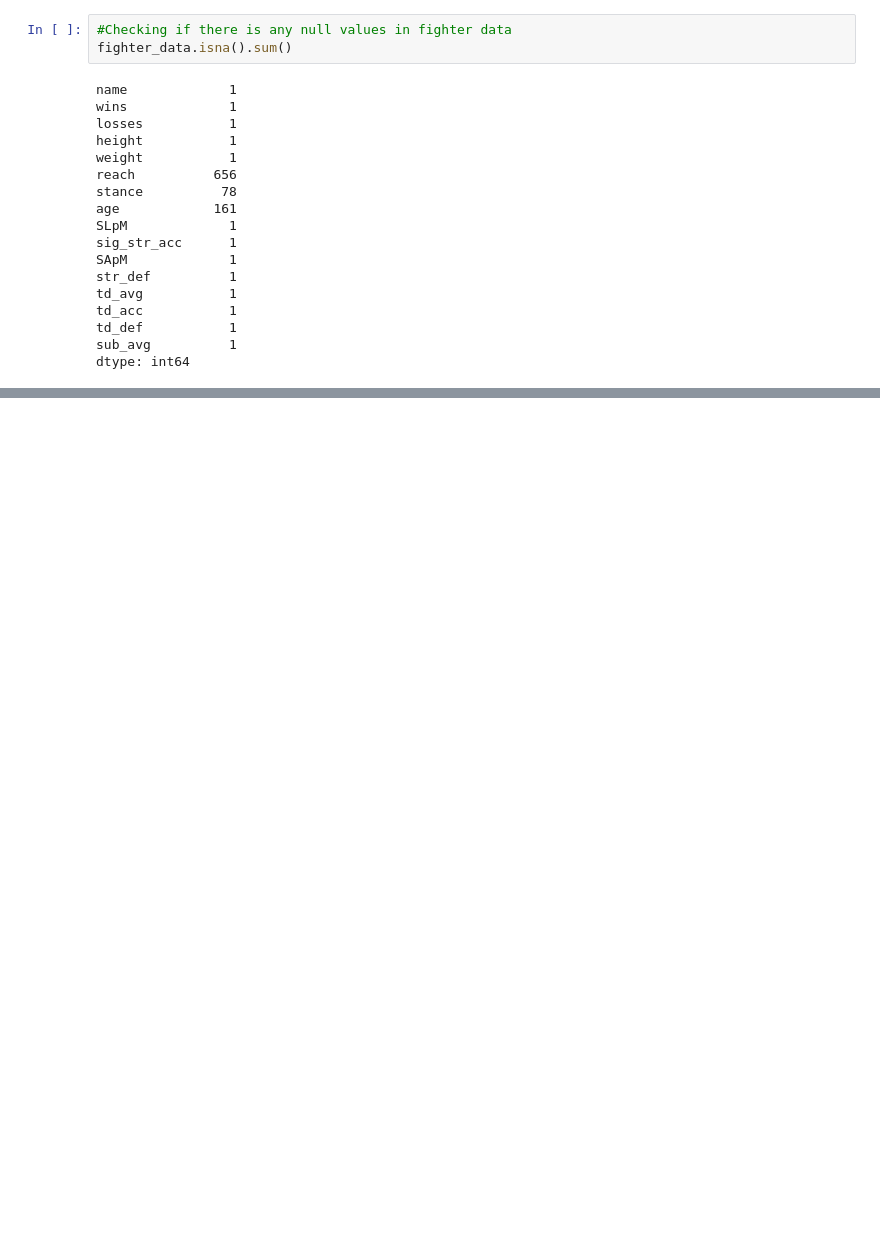
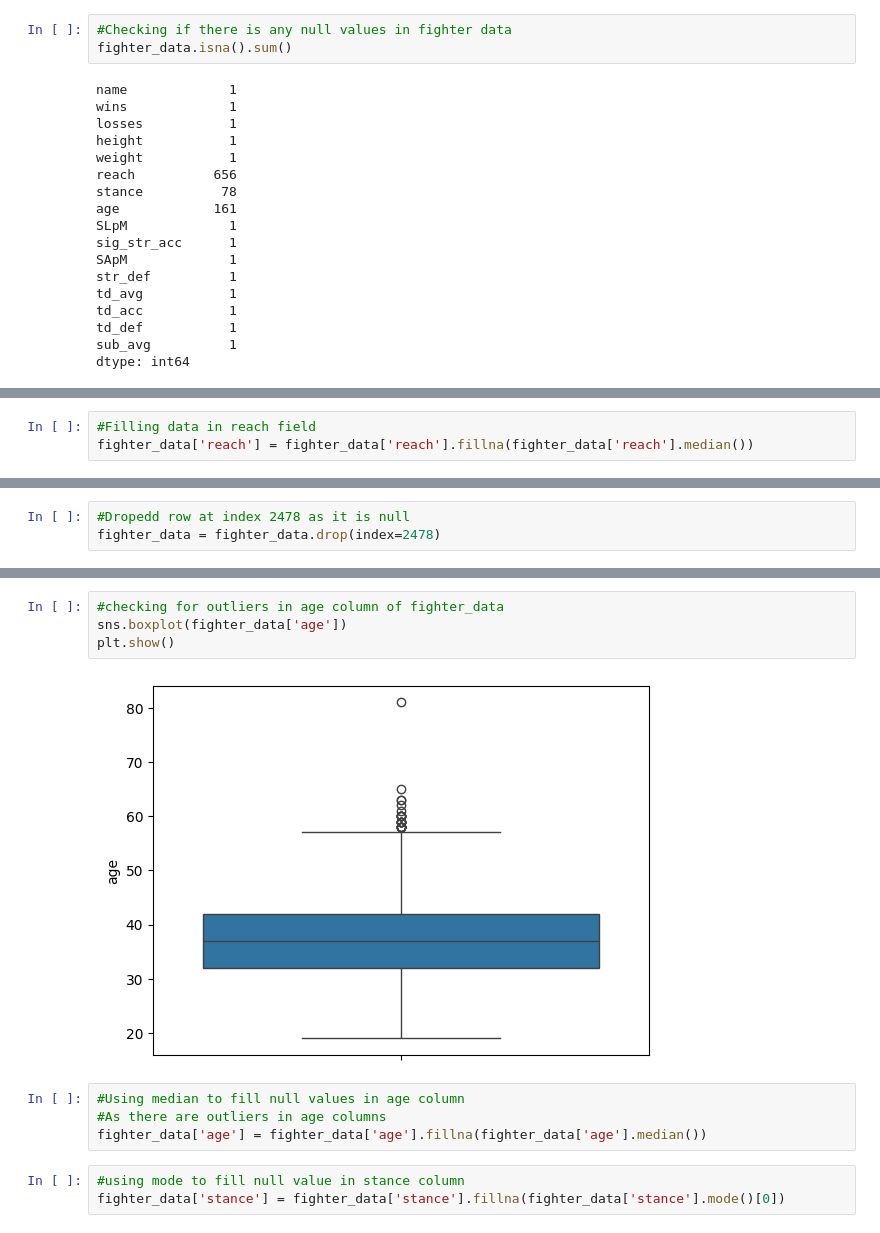
Before and after one commit to kaushalsingh01/UFC-Performance-Metrics-Analysis, a Jupyter notebook: Notebooks/ufc_eda.ipynb, the cells around one changed output, grey strips where cells are left out. Drawn from its saved outputs; the diff is of its cells as text; blank space fills up the shorter version.

```diff
--- a/Notebooks/ufc_eda.ipynb
+++ b/Notebooks/ufc_eda.ipynb
@@ -197,0 +133,3 @@ plt.show()
+# %%
+#Filling data in reach field
+fighter_data['reach'] = fighter_data['reach'].fillna(fighter_data['reach'].median())
@@ -197,0 +174,3 @@ plt.show()
+# %%
+#Dropedd row at index 2478 as it is null
+fighter_data = fighter_data.drop(index=2478)
@@ -197,0 +219,13 @@ plt.show()
+# %%
+#checking for outliers in age column of fighter_data
+sns.boxplot(fighter_data['age'])
+plt.show()
+# %% [output]
+[figure, added]
+# %%
+#Using median to fill null values in age column
+#As there are outliers in age columns
+fighter_data['age'] = fighter_data['age'].fillna(fighter_data['age'].median())
+# %%
+#using mode to fill null value in stance column
+fighter_data['stance'] = fighter_data['stance'].fillna(fighter_data['stance'].mode()[0])
```
Also changed, not shown: parts of 47 cells of this notebook.
